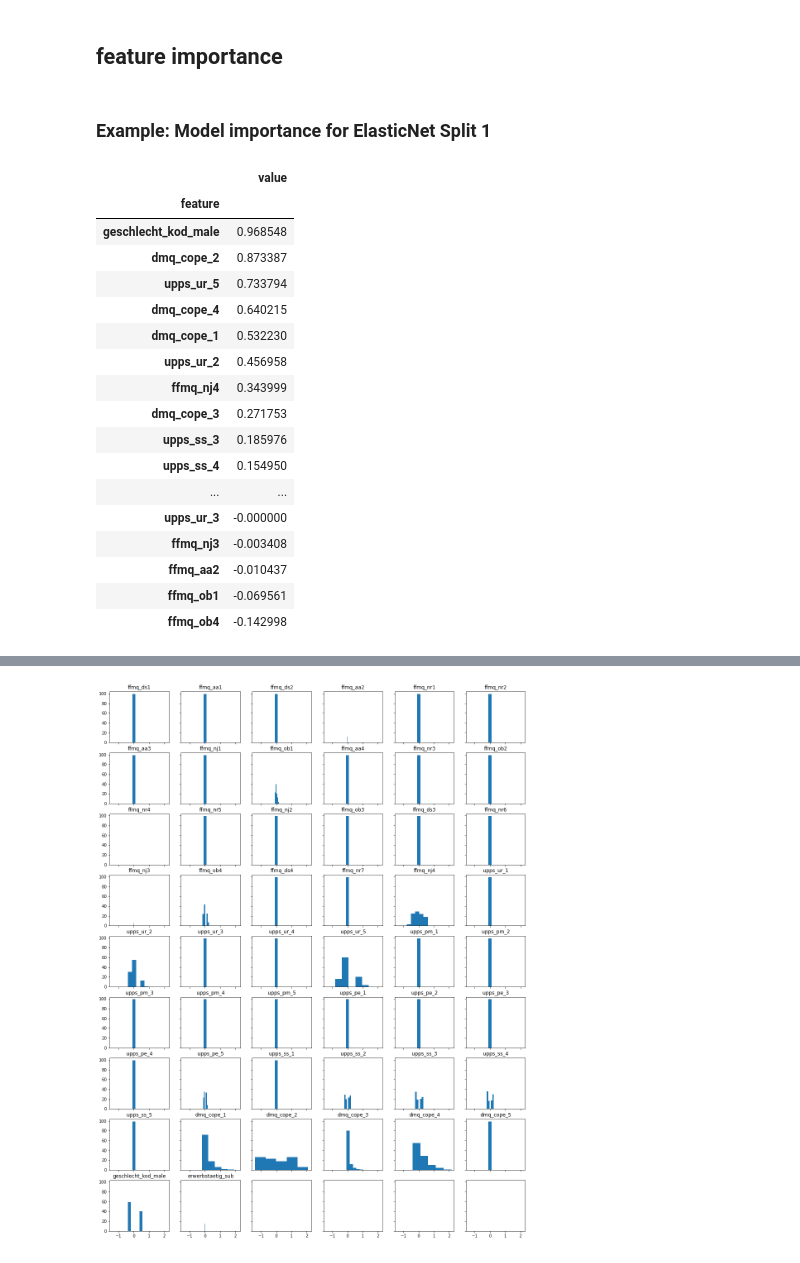
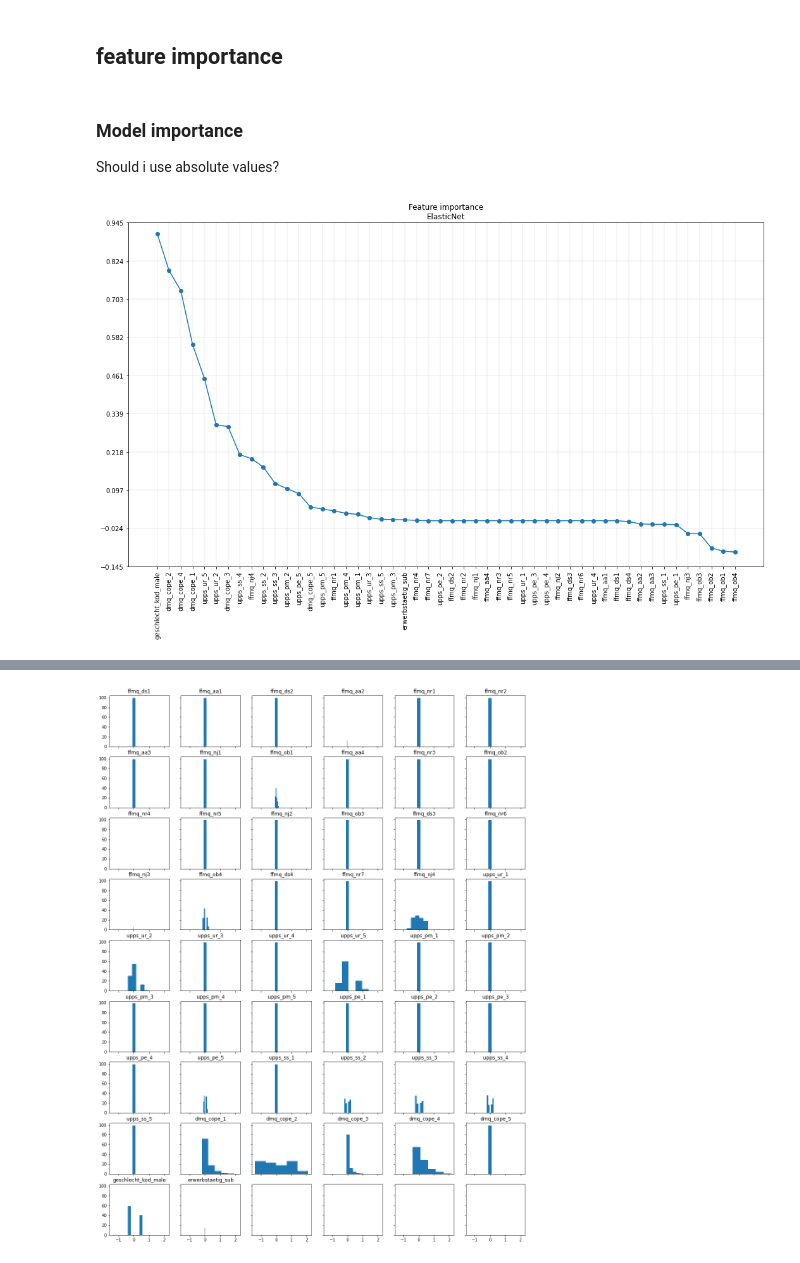
Before and after one commit to dominikpegler/internship_ml, a Jupyter notebook: results.ipynb, the cells around one changed output, grey strips where cells are left out. Cells and saved outputs as stored; diff of their text form; code cells hidden in the pictures.

```diff
--- a/results.ipynb
+++ b/results.ipynb
@@ -86,34 +86,42 @@ for json_f in json_files:
     feat_dict = dict(list(zip(features,feat_data)))
     feature_importance[reg][split][x_imp] = feat_dict
 # %% [markdown]
-### Example: Model importance for ElasticNet Split 1
+### Model importance
+Should i use absolute values?
-# %%
-split = 1
-reg = "ElasticNet"
-
-ex_m_imp = pd.DataFrame(
-    feature_importance[reg][split]["m_imp"]\
-    .items(),columns=["feature","value"])\
-    .sort_values("value",ascending=False)\
-    .set_index("feature")
-
-ex_m_imp
-# %% [output]
-|  | value |
-| feature |  |
-| geschlecht_kod_male | 0.968548 |
-| dmq_cope_2 | 0.873387 |
-| upps_ur_5 | 0.733794 |
-| dmq_cope_4 | 0.640215 |
-| dmq_cope_1 | 0.532230 |
-| upps_ur_2 | 0.456958 |
-| ffmq_nj4 | 0.343999 |
-| dmq_cope_3 | 0.271753 |
-| upps_ss_3 | 0.185976 |
-| upps_ss_4 | 0.154950 |
-| ... | ... |
-| upps_ur_3 | -0.000000 |
-| ffmq_nj3 | -0.003408 |
-| ffmq_aa2 | -0.010437 |
-| ffmq_ob1 | -0.069561 |
-| ffmq_ob4 | -0.142998 |
+# %%
+# calculating the mean value over all 5 splits
+
+reg = [i for i in feature_importance.keys()][0]
+
+# sum
+for i,split in enumerate(feature_importance[reg]):
+    if i > 0:
+        df = df + pd.DataFrame(
+            feature_importance[reg][split]["m_imp"]\
+            .items(),columns=["feature","importance"])\
+            .set_index("feature")
+    else: # for the first iteration
+        df = pd.DataFrame(
+            feature_importance[reg][split]["m_imp"]\
+            .items(),columns=["feature","importance"])\
+            .set_index("feature")
+
+# divide by number of splits -> mean
+df = df/len(feature_importance[reg])
+df = df.sort_values("importance",ascending=False)
+
+import matplotlib.pyplot as plt
+
+fig, ax = plt.subplots(figsize=(18,10))
+ax.set_title("Feature importance\n" + reg)
+ax.plot(df,marker="o")
+ax.grid(linewidth=0.25)
+ymin = np.round(df.importance.min(),1)
+ymax = np.round(df.importance.max(),1)
+ymin -= (1.05 * ymax - ymax)
+ymax *= 1.05
+ax.set_yticks(np.linspace(ymin,ymax,10))
+ax.set_ylim(ymin,ymax)
+ax.set_xticks(range(len(df)),labels=df.index,rotation=90);
+# %% [output]
+[figure, added]
```
Also changed, not shown: parts of 11 cells of this notebook.
